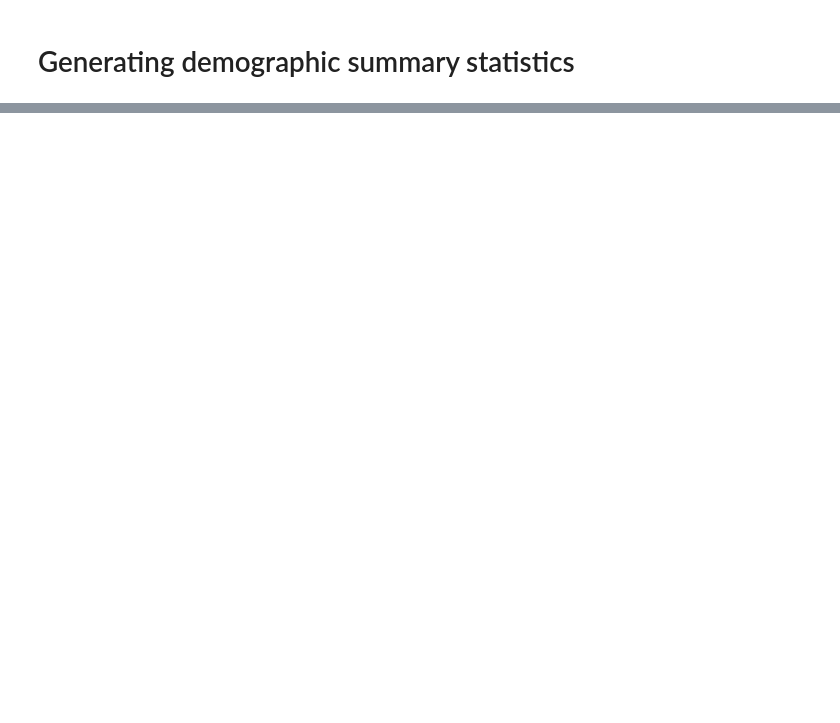
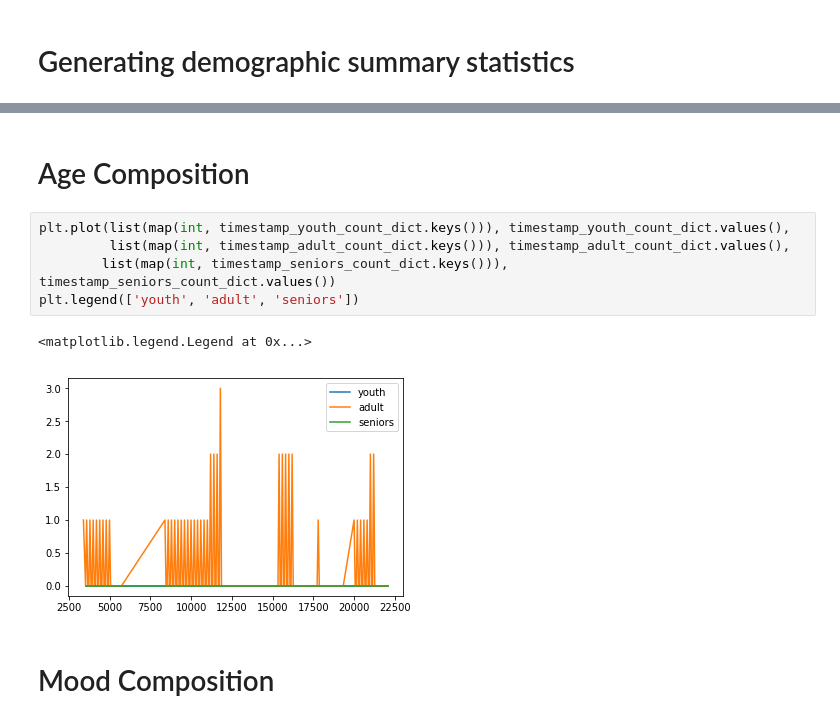
Before and after one commit to drunkONdata/display_sense, a Jupyter notebook: neha/aws_reko.ipynb, the cells around one changed output, grey strips where cells are left out. Cells and saved outputs as stored; diff of their text form; blank space fills up the shorter version.

```diff
--- a/neha/aws_reko.ipynb
+++ b/neha/aws_reko.ipynb
@@ -56,0 +117,12 @@ face_results
+# %% [markdown]
+# Age Composition
+# %%
+plt.plot(list(map(int, timestamp_youth_count_dict.keys())), timestamp_youth_count_dict.values(),
+         list(map(int, timestamp_adult_count_dict.keys())), timestamp_adult_count_dict.values(),
+        list(map(int, timestamp_seniors_count_dict.keys())), timestamp_seniors_count_dict.values())
+plt.legend(['youth', 'adult', 'seniors'])
+# %% [output]
+<matplotlib.legend.Legend at 0x...>
+[figure, added]
+# %% [markdown]
+# Mood Composition
```
Also changed, not shown: parts of 13 cells of this notebook, 1 other file.
